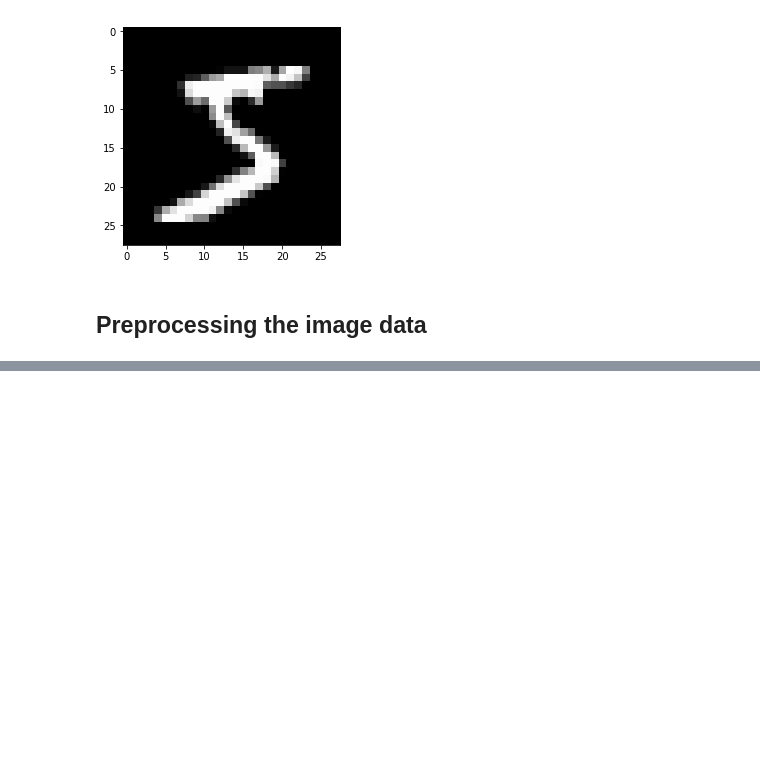
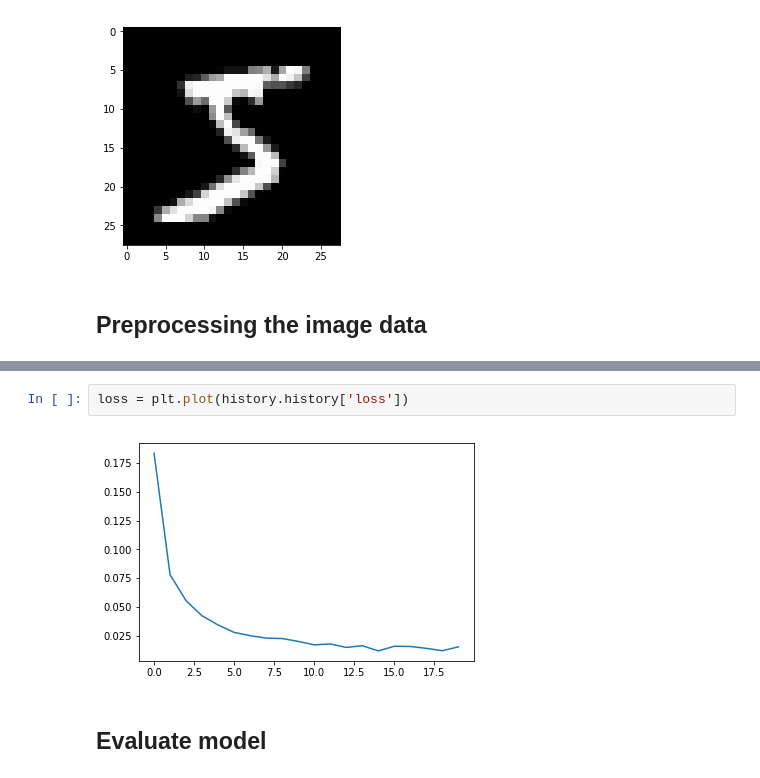
Before and after one commit to ibqn/neural-network, a Jupyter notebook: neural-networks.ipynb, the cells around one changed output, grey strips where cells are left out. Drawn from its saved outputs; the diff is of its cells as text; blank space fills up the shorter version.

```diff
--- a/neural-networks.ipynb
+++ b/neural-networks.ipynb
@@ -40,0 +176,6 @@ img_height, img_width = 28, 28
+# %%
+loss = plt.plot(history.history['loss'])
+# %% [output]
+[figure, added]
+# %% [markdown]
+## Evaluate model
```
Also changed, not shown: parts of 26 cells of this notebook.
